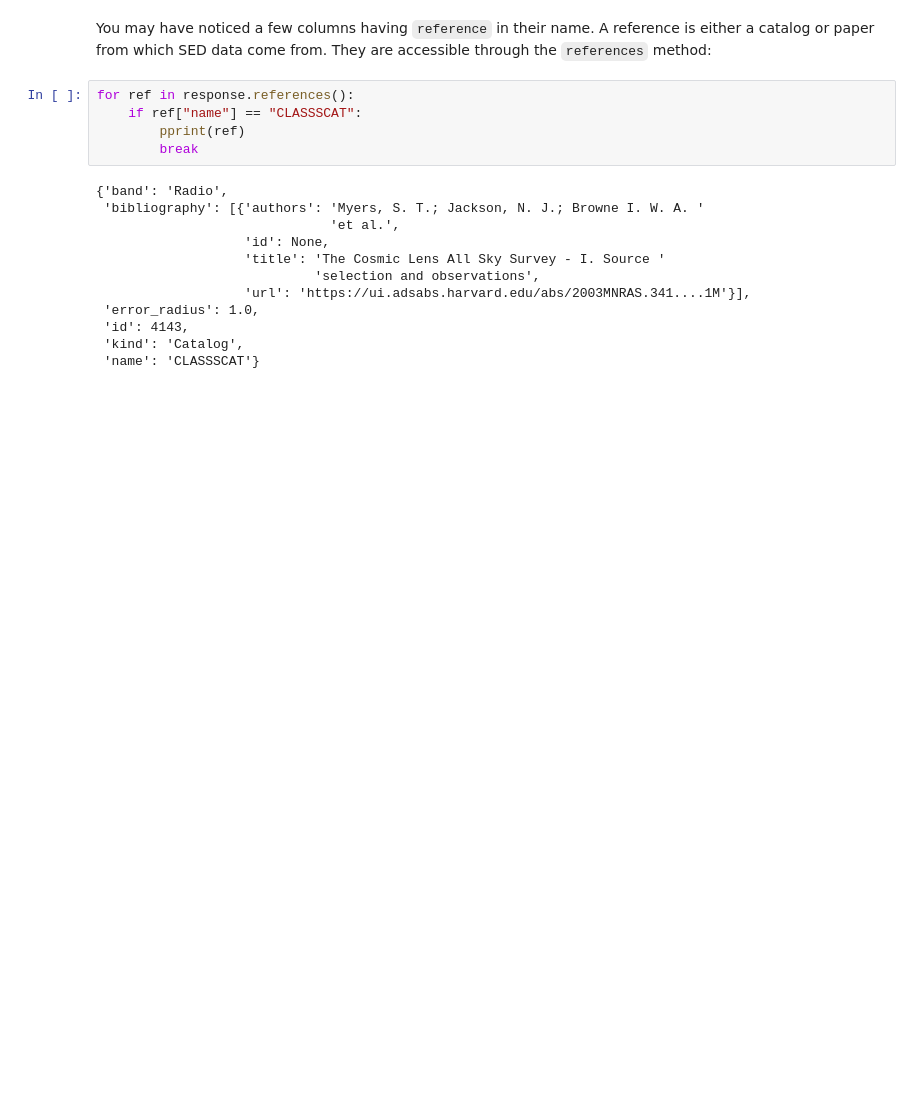
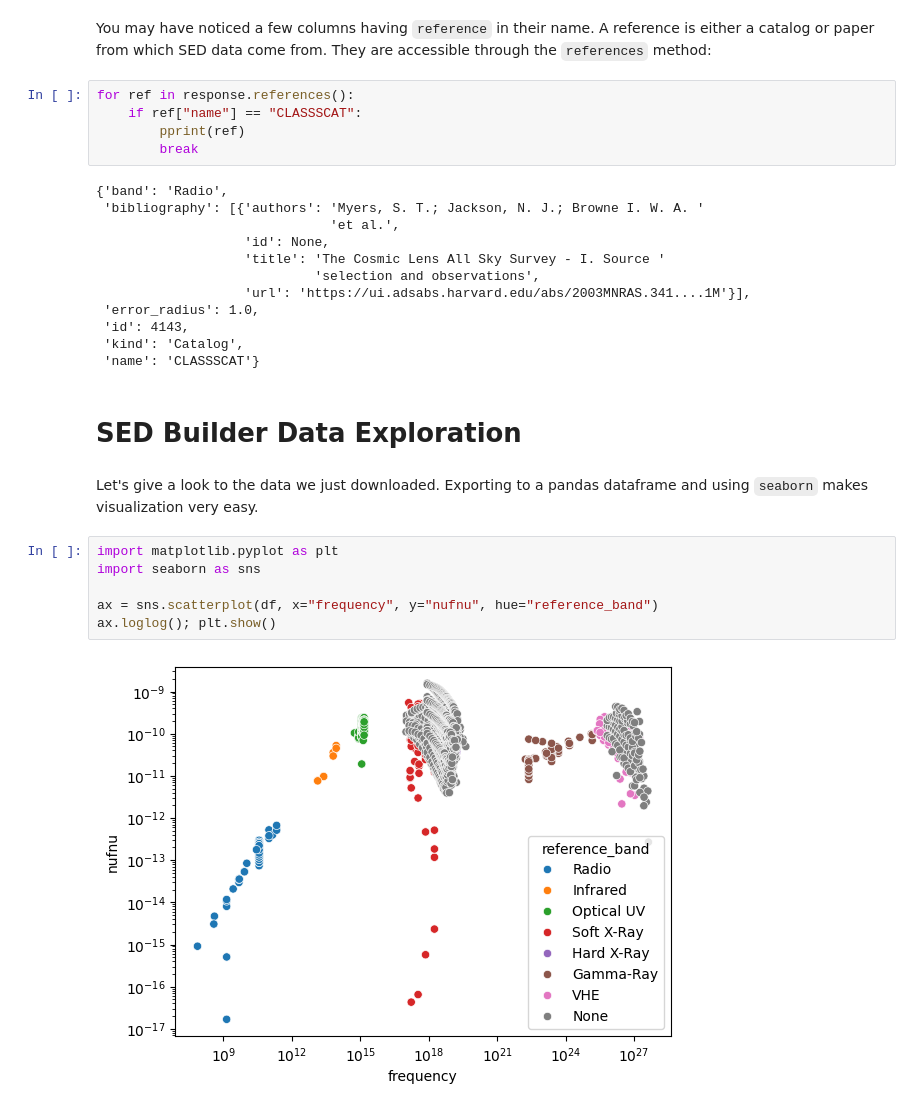
Before and after one commit to peppedilillo/sedbuilder-demo, a Jupyter notebook: demo.ipynb, the cells around one changed output. Saved outputs shown, nothing was run; the diff lists cells and outputs as text; blank space fills up the shorter version.

Commit message:
Demo notebook
Demoes ssdc-sedbuilder API and tutorial the user on a data exploration
example.

```diff
--- a/demo.ipynb
+++ b/demo.ipynb
@@ -117,3 +117,15 @@ for ref in response.references():
  'id': 4143,
  'kind': 'Catalog',
  'name': 'CLASSSCAT'}
+# %% [markdown]
+# SED Builder Data Exploration
+# %% [markdown]
+Let's give a look to the data we just downloaded. Exporting to a pandas dataframe and using `seaborn` makes visualization very easy.
+# %%
+import matplotlib.pyplot as plt
+import seaborn as sns
+
+ax = sns.scatterplot(df, x="frequency", y="nufnu", hue="reference_band")
+ax.loglog(); plt.show()
+# %% [output]
+[figure, added]
```
Also changed, not shown: parts of 22 cells of this notebook.
